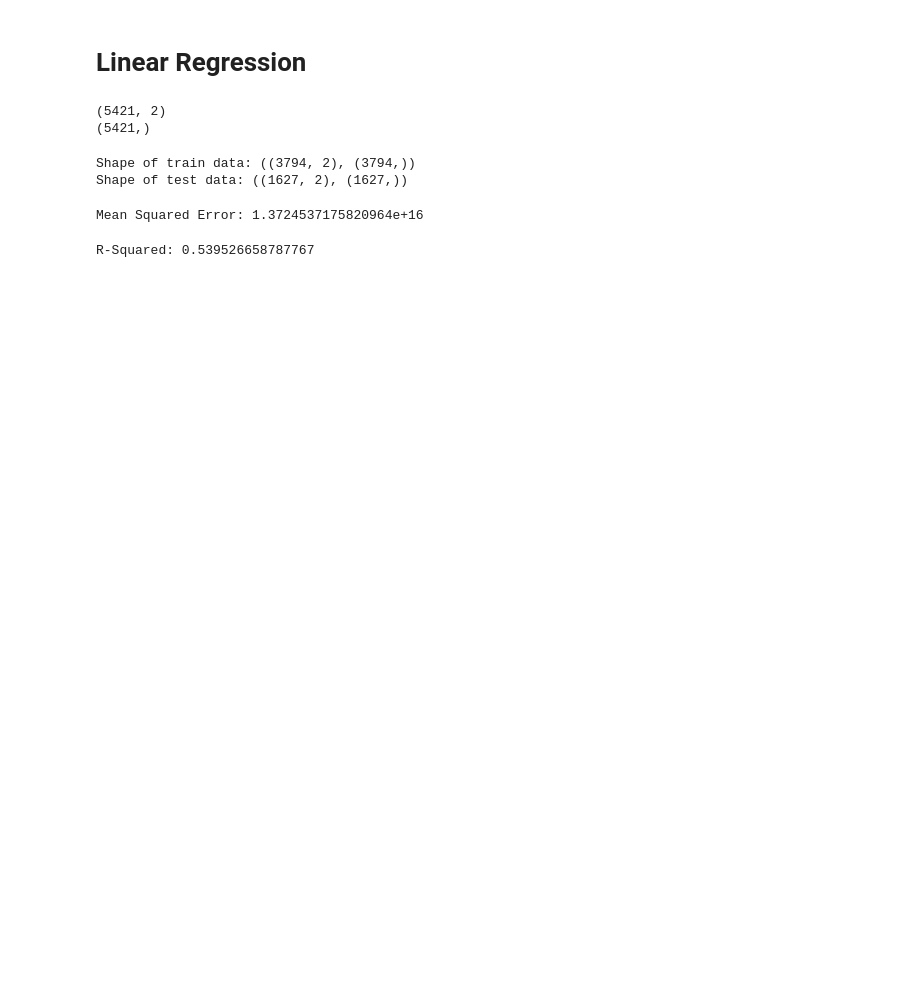
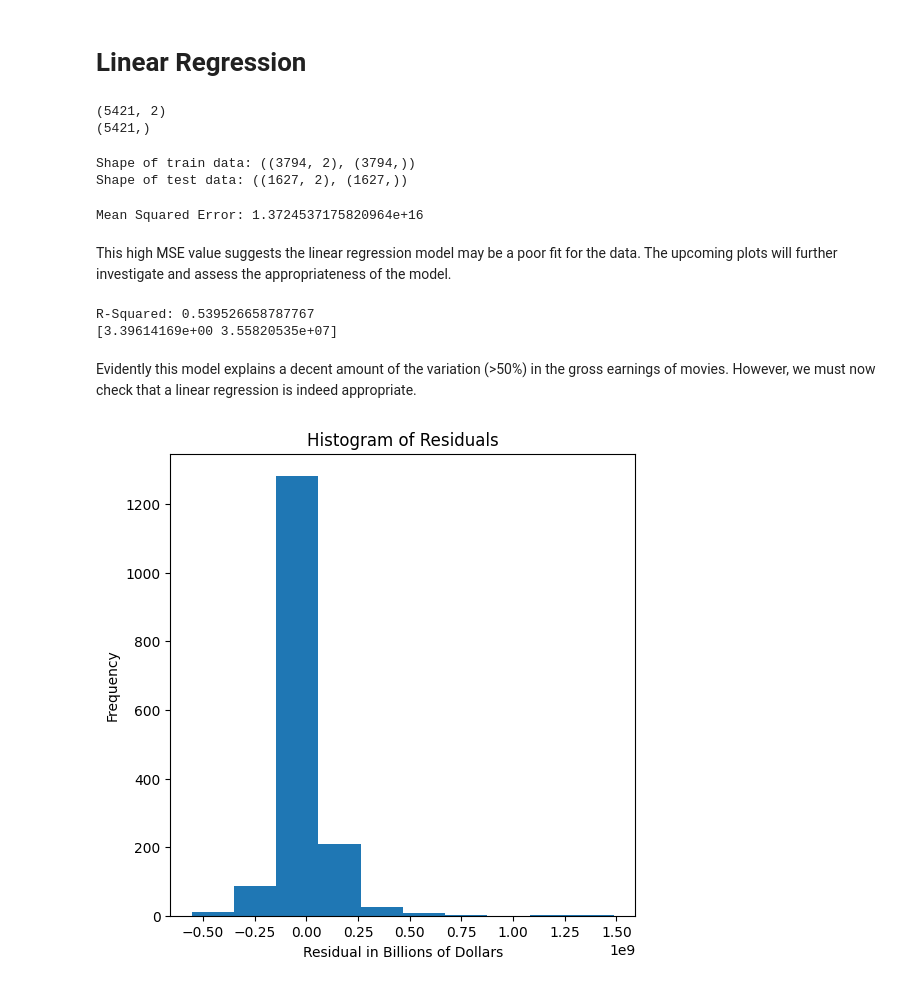
Before and after one commit to adinsa1/Data110, a Jupyter notebook: DATA_201_Project_2.ipynb, the cells around one changed output. Cells and saved outputs as stored; diff of their text form; code cells hidden in the pictures; blank space fills up the shorter version.

```diff
--- a/DATA_201_Project_2.ipynb
+++ b/DATA_201_Project_2.ipynb
@@ -211,9 +239,27 @@ mse = mean_squared_error(y_true = y_test, y_pred = y_predicted)
 print('Mean Squared Error:', mse)
 # %% [output]
 Mean Squared Error: 1.3724537175820964e+16
+# %% [markdown]
+This high MSE value suggests the linear regression model may be a poor fit for the data. The upcoming plots will further investigate and assess the appropriateness of the model.
 # %%
 # R-squared value
 r2 = model.score(x_test, y_test)
 print('R-Squared:', r2)
+
+# Model coefficients
+print(model.coef_)
 # %% [output]
 R-Squared: 0.539526658787767
+[3.39614169e+00 3.55820535e+07]
+# %% [markdown]
+Evidently this model explains a decent amount of the variation (>50%) in the gross earnings of movies. However, we must now check that a linear regression is indeed appropriate.
+# %%
+# plot a histogram of the residuals
+plt.figure(figsize=(6, 6))
+plt.hist(y_test - y_predicted)
+plt.title('Histogram of Residuals')
+plt.xlabel('Residual in Billions of Dollars')
+plt.ylabel('Frequency')
+plt.show()
+# %% [output]
+[figure, added]
```
Also changed, not shown: parts of 22 cells of this notebook.
